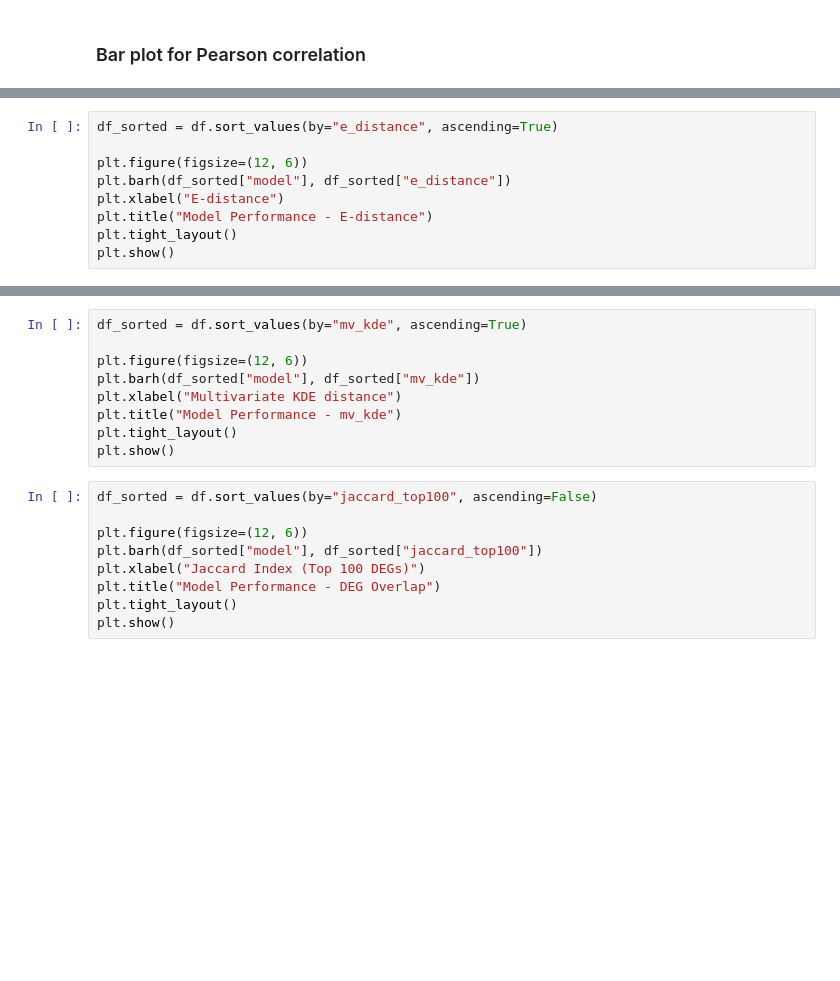
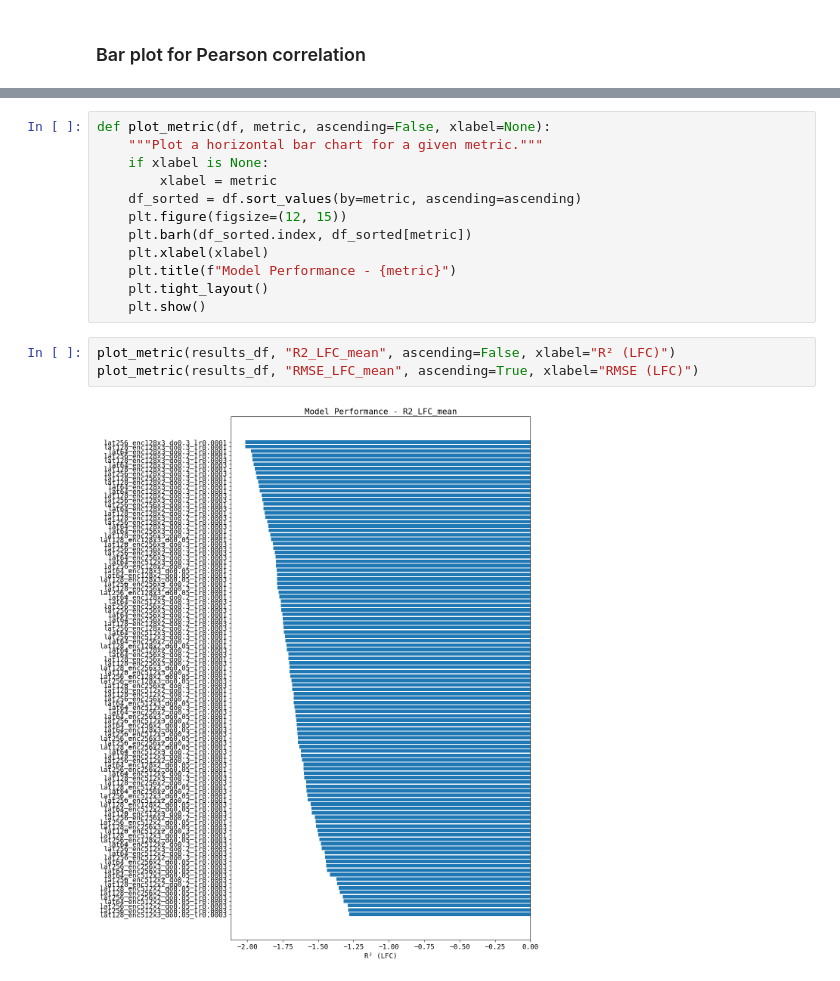
Before and after one commit to mardiam/CPA, a Jupyter notebook: Tahoe/optuna_RDkit_full_grid.ipynb, the cells around one changed output, grey strips where cells are left out. Saved outputs shown, nothing was run; the diff lists cells and outputs as text; blank space fills up the shorter version.

```diff
--- a/Tahoe/optuna_RDkit_full_grid.ipynb
+++ b/Tahoe/optuna_RDkit_full_grid.ipynb
@@ -382,9 +409,0 @@ plt.show()
-# %%
-df_sorted = df.sort_values(by="e_distance", ascending=True)
-
-plt.figure(figsize=(12, 6))
-plt.barh(df_sorted["model"], df_sorted["e_distance"])
-plt.xlabel("E-distance")
-plt.title("Model Performance - E-distance")
-plt.tight_layout()
-plt.show()
@@ -393,18 +410,17 @@ plt.show()
-# %%
-df_sorted = df.sort_values(by="mv_kde", ascending=True)
-
-plt.figure(figsize=(12, 6))
-plt.barh(df_sorted["model"], df_sorted["mv_kde"])
-plt.xlabel("Multivariate KDE distance")
-plt.title("Model Performance - mv_kde")
-plt.tight_layout()
-plt.show()
-# %%
-df_sorted = df.sort_values(by="jaccard_top100", ascending=False)
-
-plt.figure(figsize=(12, 6))
-plt.barh(df_sorted["model"], df_sorted["jaccard_top100"])
-plt.xlabel("Jaccard Index (Top 100 DEGs)")
-plt.title("Model Performance - DEG Overlap")
-plt.tight_layout()
-plt.show()
+# %%
+def plot_metric(df, metric, ascending=False, xlabel=None):
+    """Plot a horizontal bar chart for a given metric."""
+    if xlabel is None:
+        xlabel = metric
+    df_sorted = df.sort_values(by=metric, ascending=ascending)
+    plt.figure(figsize=(12, 15))
+    plt.barh(df_sorted.index, df_sorted[metric])
+    plt.xlabel(xlabel)
+    plt.title(f"Model Performance - {metric}")
+    plt.tight_layout()
+    plt.show()
+# %%
+plot_metric(results_df, "R2_LFC_mean", ascending=False, xlabel="R² (LFC)")
+plot_metric(results_df, "RMSE_LFC_mean", ascending=True, xlabel="RMSE (LFC)")
+# %% [output]
+[figure, added]
```
Also changed, not shown: parts of 13 cells of this notebook.
